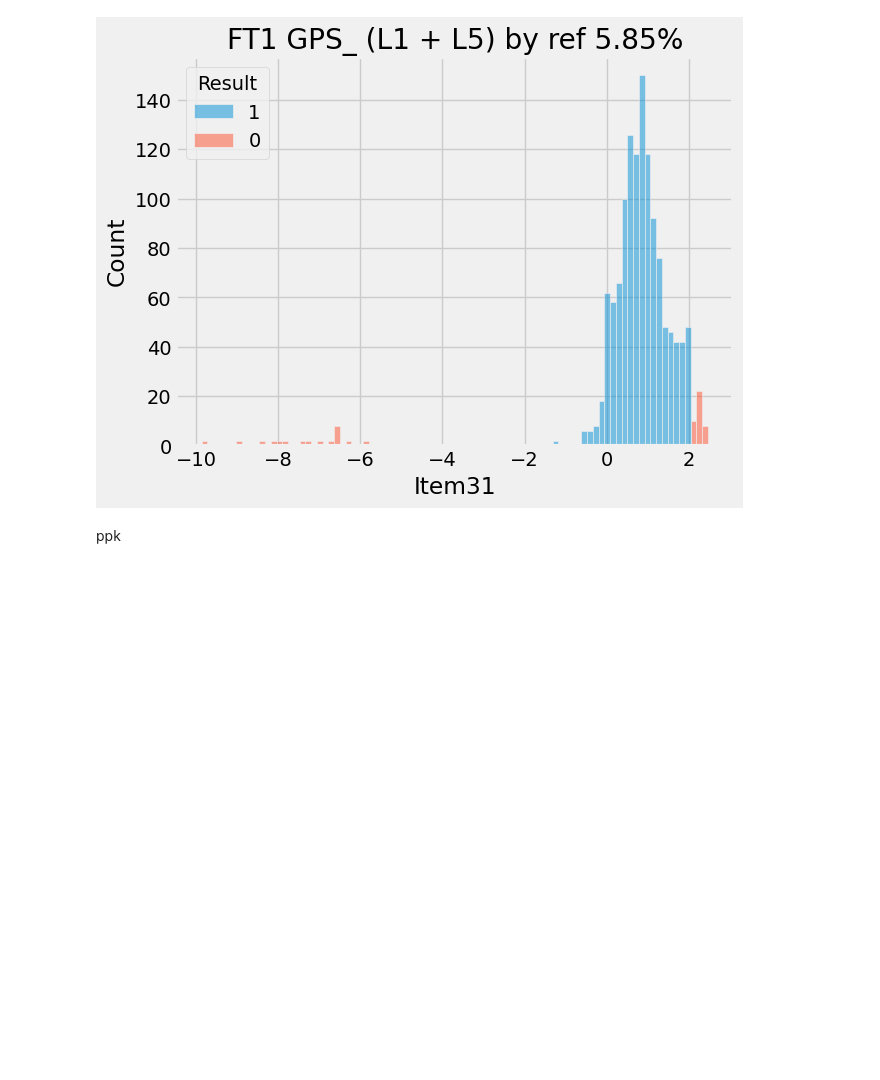
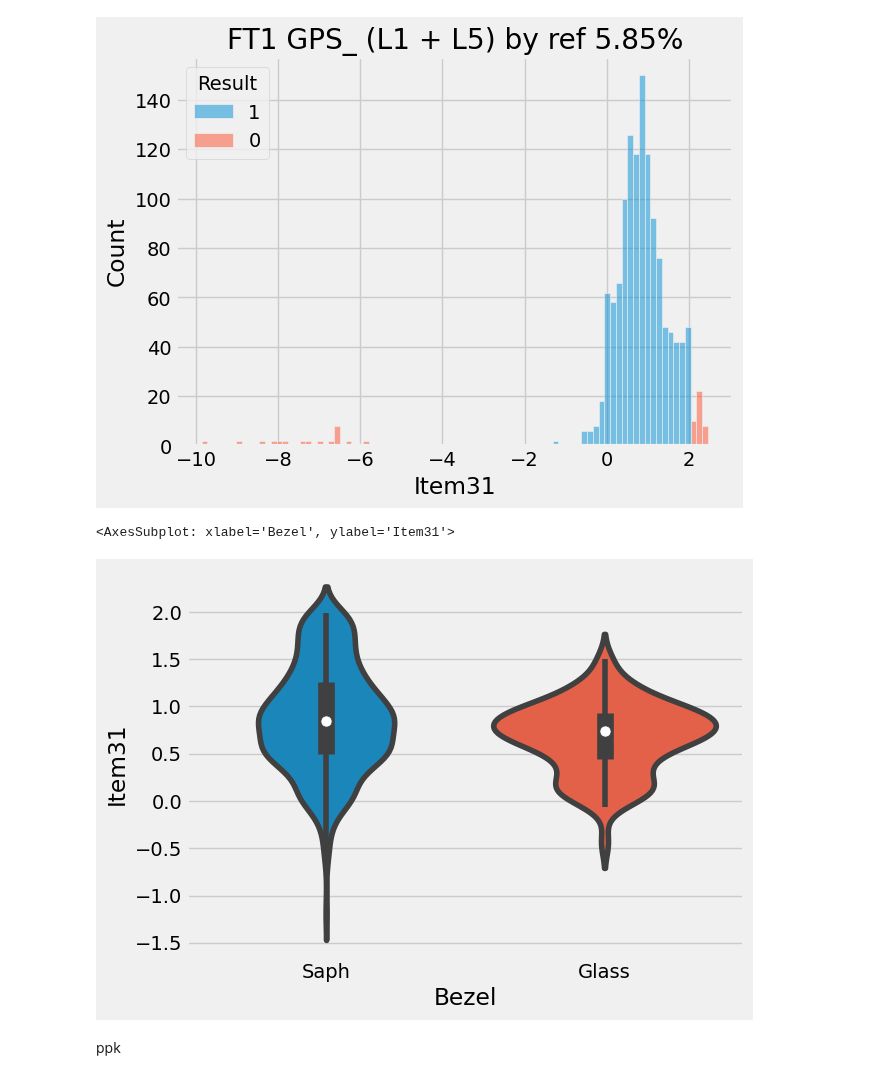
Before and after one commit to CPWRF/Projects, a Jupyter notebook: Products with Python/EPIX pro 51mm/PR/EPIXpro51_PR.ipynb, the cells around one changed output. Saved outputs shown, nothing was run; the diff lists cells and outputs as text; code cells hidden in the pictures; blank space fills up the shorter version.

```diff
--- a/Products with Python/EPIX pro 51mm/PR/EPIXpro51_PR.ipynb
+++ b/Products with Python/EPIX pro 51mm/PR/EPIXpro51_PR.ipynb
@@ -11,14 +11,18 @@ import manufacturing as mn
 raw = pd.read_excel('tweak_EPIXpro51_PR_ASSY.xlsx')
 # %%
 plt.style.use('fivethirtyeight')
+# %%
+pid = pd.read_excel('EP51_45degree.xlsx', sheet_name='PID Summary')
+# %%
+glassjobno = pid.query("Description.str.contains('Glass')").JobNo
 # %% [markdown]
 def
 # %%
 def tweak_df(df,itemnametype, item, lower):
     return(df
-    # .assign(Vendor = (raw.JobNO.where(~raw.JobNO.isin(chitwig),'chitwig').where(~raw.JobNO.isin(sharpeye),'sharpeye')))
+    .assign(Bezel = (raw.JobNO.where(~raw.JobNO.isin(glassjobno),'Glass').where(raw.JobNO.isin(glassjobno),'Saph')))
     .query(f"ItemNameType=={itemnametype} and failitem.isin([0,{item}]) and Item{item}>{lower}")
-    [['ProcessType','Result',f'Item{item}','JobNO']]
+    [['ProcessType','Result',f'Item{item}','JobNO','Bezel']]
     .astype({'JobNO':'category'})
     .sort_values('JobNO', ascending=False)
     )
@@ -92,6 +96,15 @@ sns
 my_hisplot(raw,17802,31,-20, 'FT1 GPS_ (L1 + L5) by ref 5.85%');
 # %% [output]
 [figure]
+# %%
+sns.violinplot(
+data = tweak_df(raw,17802,31,-20).query('Result==True'),
+x='Bezel',
+y='Item31'
+)
+# %% [output]
+<AxesSubplot: xlabel='Bezel', ylabel='Item31'>
+[figure, added]
 # %% [markdown]
 ppk
 # %%
```
Also changed, not shown: 32 other files.
